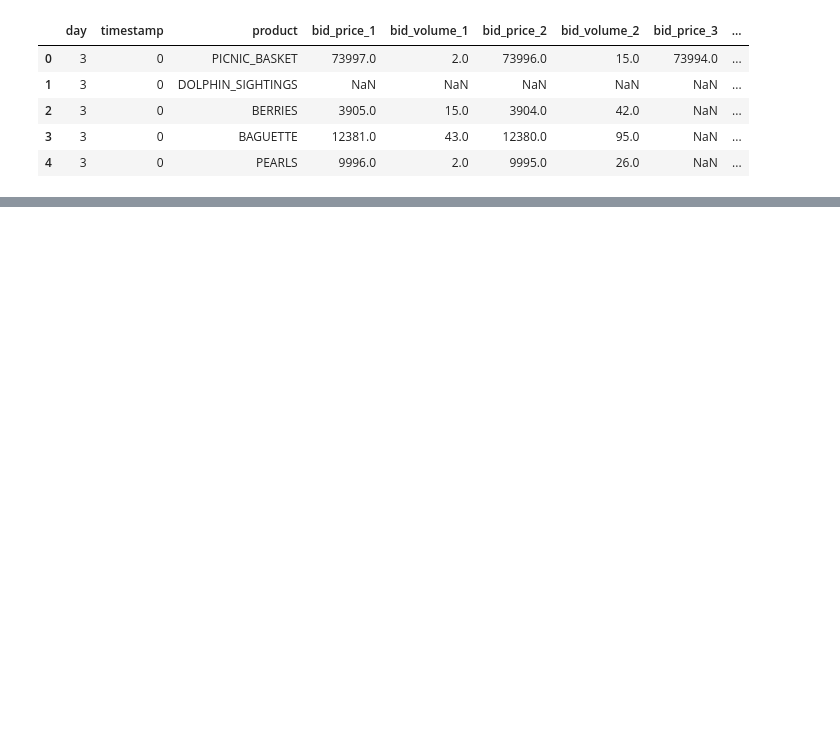
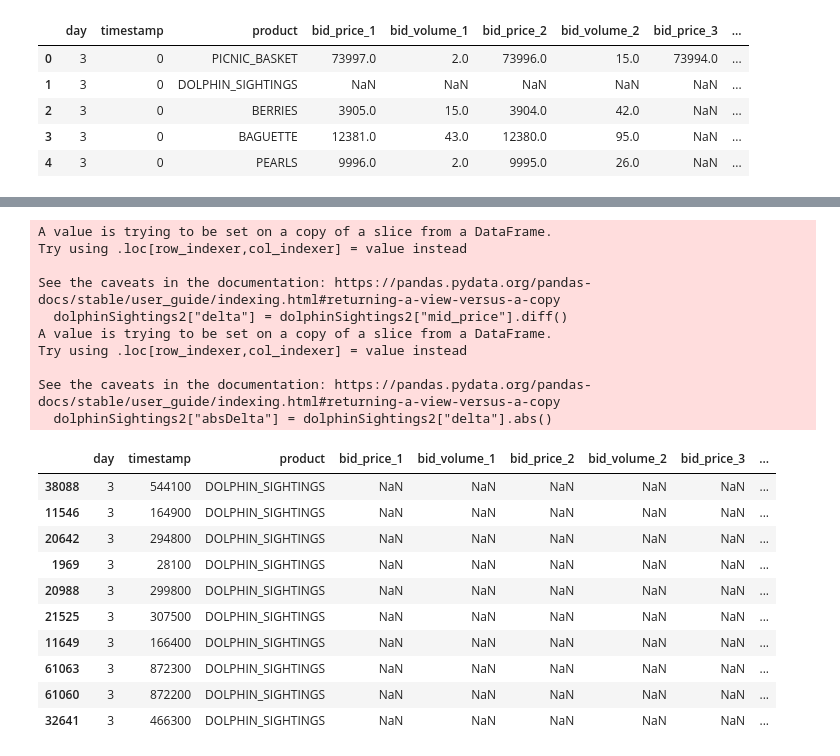
Before and after one commit to adiv413/dmvs-finest-imc, a Jupyter notebook: Round 4/dolphin analysis/dolphin_analysis.ipynb, the cells around one changed output, grey strips where cells are left out. Cells and saved outputs as stored; diff of their text form; code cells hidden in the pictures; blank space fills up the shorter version.

```diff
--- a/Round 4/dolphin analysis/dolphin_analysis.ipynb
+++ b/Round 4/dolphin analysis/dolphin_analysis.ipynb
@@ -24,0 +62,32 @@ dolphinSightings["absDelta"] = dolphinSightings["delta"].abs()
+# %%
+# repeat the same whole process with log2.csv
+df2 = pd.read_csv('log2.csv', sep=';')
+dolphinSightings2 = df2[df2["product"] == "DOLPHIN_SIGHTINGS"]
+divingGear2 = df2[df2["product"] == "DIVING_GEAR"]
+dolphinSightings2["delta"] = dolphinSightings2["mid_price"].diff()
+dolphinSightings2["absDelta"] = dolphinSightings2["delta"].abs()
+deltaSorted2 = dolphinSightings2.copy()
+deltaSorted2 = deltaSorted2.sort_values(by="absDelta", ascending=False)
+deltaSorted2.head(10)
+# %% [output]
+A value is trying to be set on a copy of a slice from a DataFrame.
+Try using .loc[row_indexer,col_indexer] = value instead
+
+See the caveats in the documentation: https://pandas.pydata.org/pandas-docs/stable/user_guide/indexing.html#returning-a-view-versus-a-copy
+  dolphinSightings2["delta"] = dolphinSightings2["mid_price"].diff()
+A value is trying to be set on a copy of a slice from a DataFrame.
+Try using .loc[row_indexer,col_indexer] = value instead
+
+See the caveats in the documentation: https://pandas.pydata.org/pandas-docs/stable/user_guide/indexing.html#returning-a-view-versus-a-copy
+  dolphinSightings2["absDelta"] = dolphinSightings2["delta"].abs()
+|  | day | timestamp | product | bid_price_1 | bid_volume_1 | bid_price_2 | bid_volume_2 | bid_price_3 | ... |
+| 38088 | 3 | 544100 | DOLPHIN_SIGHTINGS | NaN | NaN | NaN | NaN | NaN | ... |
+| 11546 | 3 | 164900 | DOLPHIN_SIGHTINGS | NaN | NaN | NaN | NaN | NaN | ... |
+| 20642 | 3 | 294800 | DOLPHIN_SIGHTINGS | NaN | NaN | NaN | NaN | NaN | ... |
+| 1969 | 3 | 28100 | DOLPHIN_SIGHTINGS | NaN | NaN | NaN | NaN | NaN | ... |
+| 20988 | 3 | 299800 | DOLPHIN_SIGHTINGS | NaN | NaN | NaN | NaN | NaN | ... |
+| 21525 | 3 | 307500 | DOLPHIN_SIGHTINGS | NaN | NaN | NaN | NaN | NaN | ... |
+| 11649 | 3 | 166400 | DOLPHIN_SIGHTINGS | NaN | NaN | NaN | NaN | NaN | ... |
+| 61063 | 3 | 872300 | DOLPHIN_SIGHTINGS | NaN | NaN | NaN | NaN | NaN | ... |
+| 61060 | 3 | 872200 | DOLPHIN_SIGHTINGS | NaN | NaN | NaN | NaN | NaN | ... |
+| 32641 | 3 | 466300 | DOLPHIN_SIGHTINGS | NaN | NaN | NaN | NaN | NaN | ... |
```
Also changed, not shown: parts of 4 cells of this notebook, 1 other file.
